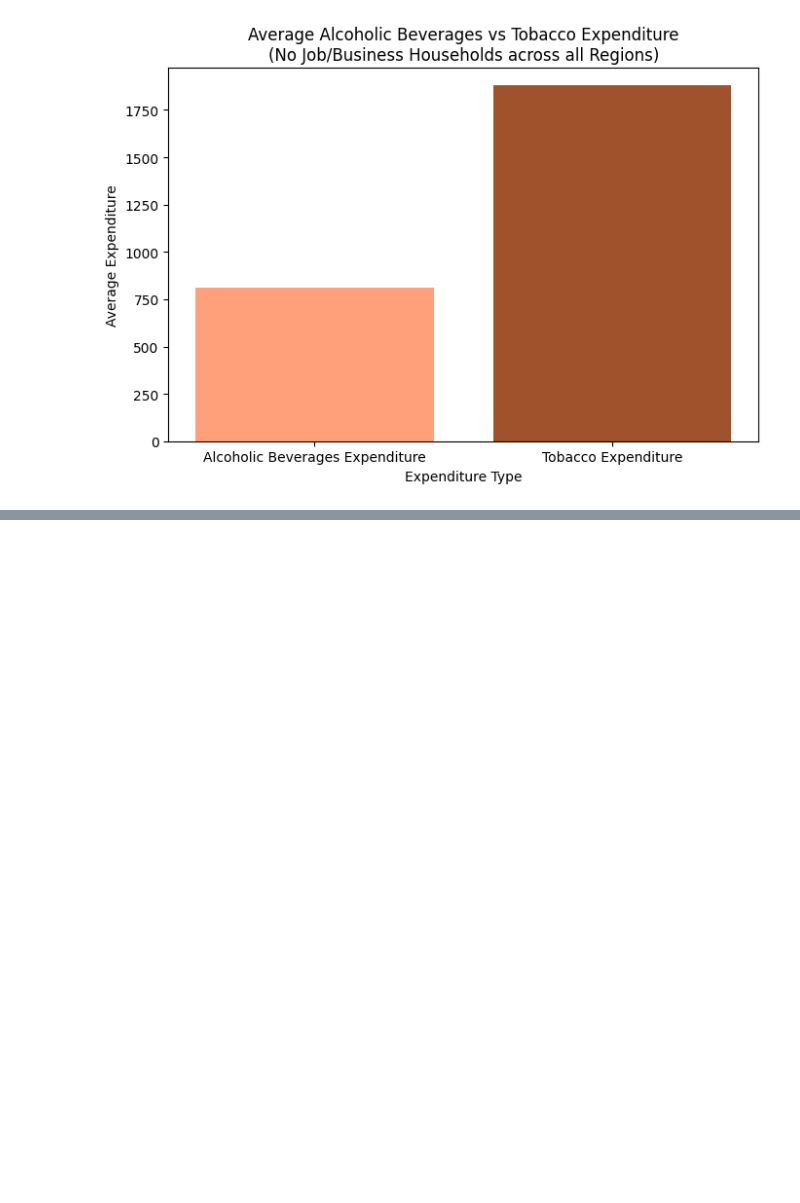
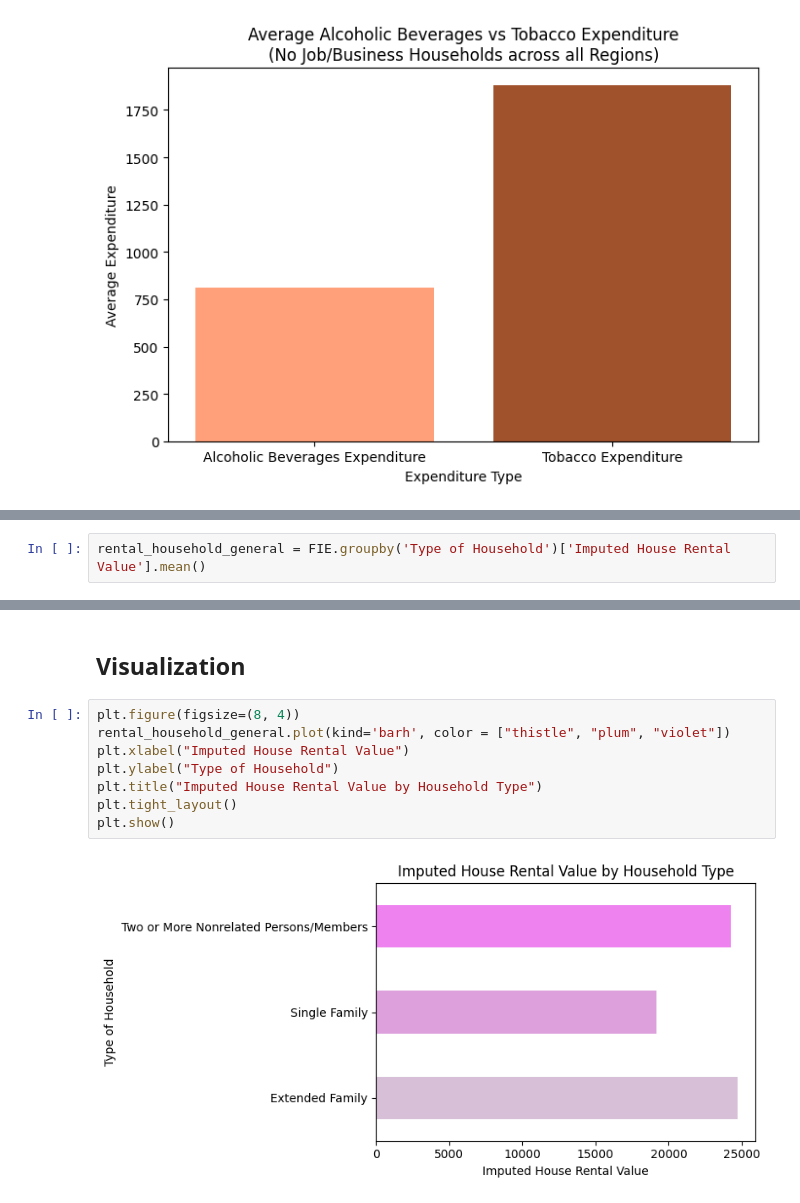
Before and after one commit to alleysOonie/DATA-ANALYTICS-FINALS-PROJECT, a Jupyter notebook: Finals Project.ipynb, the cells around one changed output, grey strips where cells are left out. Drawn from its saved outputs; the diff is of its cells as text; blank space fills up the shorter version.

```diff
--- a/Finals Project.ipynb
+++ b/Finals Project.ipynb
@@ -679,0 +728,2 @@ plt.show()
+# %%
+rental_household_general = FIE.groupby('Type of Household')['Imputed House Rental Value'].mean()
@@ -679,0 +738,12 @@ plt.show()
+# %% [markdown]
+<h2> <b> Visualization </h2>
+# %%
+plt.figure(figsize=(8, 4))
+rental_household_general.plot(kind='barh', color = ["thistle", "plum", "violet"])
+plt.xlabel("Imputed House Rental Value")
+plt.ylabel("Type of Household")
+plt.title("Imputed House Rental Value by Household Type")
+plt.tight_layout()
+plt.show()
+# %% [output]
+[figure, added]
```
Also changed, not shown: parts of 26 cells of this notebook.
